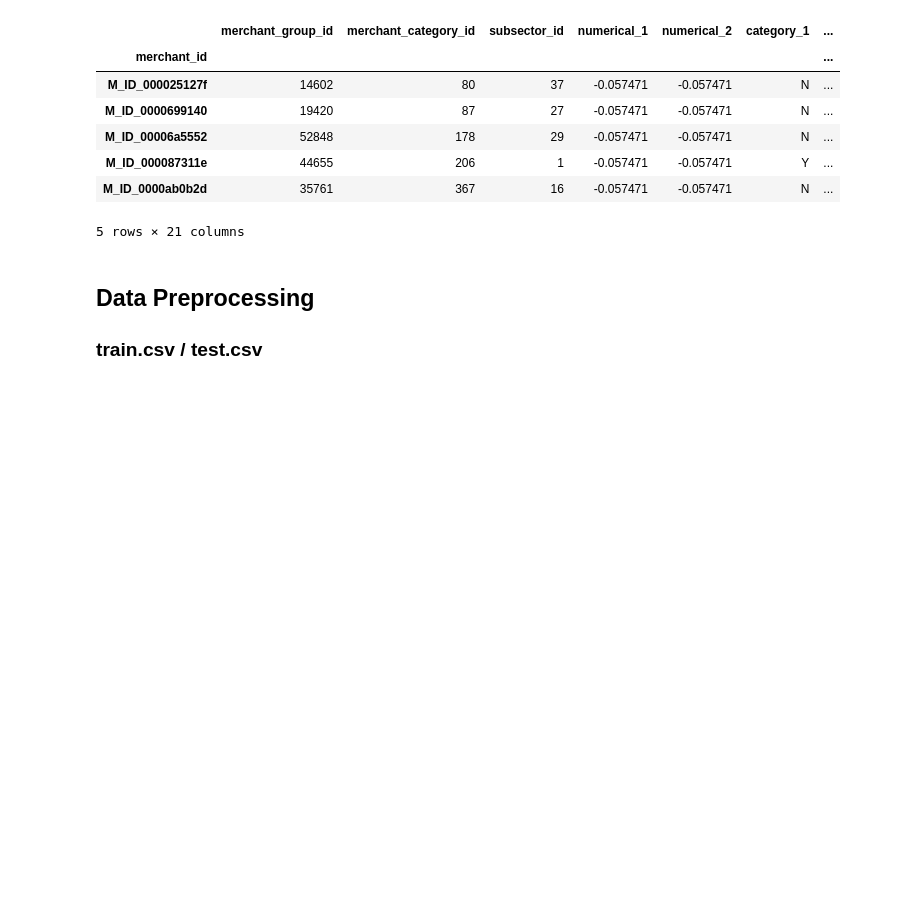
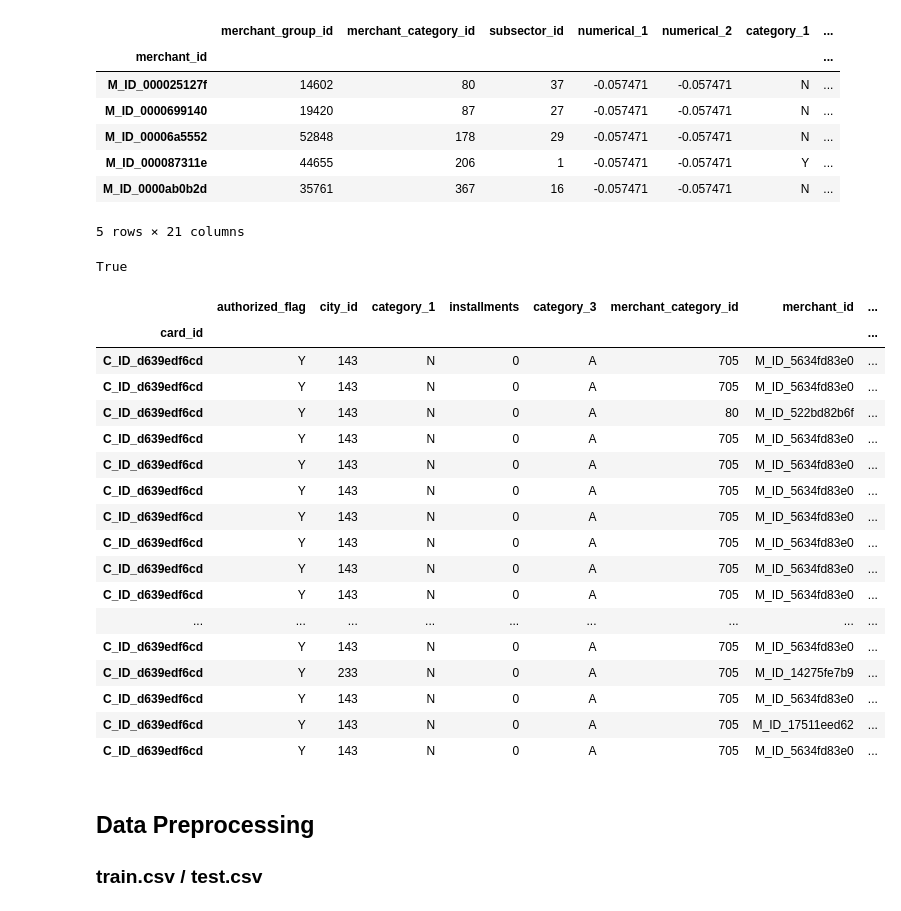
Before and after one commit to douglas125/IntelligentElement, a Jupyter notebook: examples/relationaldb/Apply IntelligentElement to relational data.ipynb, the cells around one changed output. Cells and saved outputs as stored; diff of their text form; code cells hidden in the pictures; blank space fills up the shorter version.

```diff
--- a/examples/relationaldb/Apply IntelligentElement to relational data.ipynb
+++ b/examples/relationaldb/Apply IntelligentElement to relational data.ipynb
@@ -52,8 +51,8 @@ allfiles
  'Data_Dictionary.xlsx',
  'historical_transactions.csv']
 # %%
-train_data = pd.read_csv(zip_data.open('train.csv'), parse_dates=["first_active_month"])
-test_data = pd.read_csv(zip_data.open('test.csv'), parse_dates=["first_active_month"])
+train_data = pd.read_csv(zip_data.open('train.csv'), parse_dates=["first_active_month"]).fillna(0)
+test_data = pd.read_csv(zip_data.open('test.csv'), parse_dates=["first_active_month"]).fillna(0)
 train_data.head()
 # %% [output]
 |  | first_active_month | card_id | feature_1 | feature_2 | feature_3 | target |
@@ -63,7 +62,7 @@ train_data.head()
 | 3 | 2017-09-01 | C_ID_186d6a6901 | 4 | 3 | 0 | 0.142495 |
 | 4 | 2017-11-01 | C_ID_cdbd2c0db2 | 1 | 3 | 0 | -0.159749 |
 # %%
-hist_trans = pd.read_csv(zip_data.open('historical_transactions.csv'), index_col='card_id', parse_dates=["purchase_date"])
+hist_trans = pd.read_csv(zip_data.open('historical_transactions.csv'), index_col='card_id', parse_dates=["purchase_date"]).fillna(0)
 hist_trans = hist_trans.sort_index()
 hist_trans.head()
 # %% [output]
@@ -99,6 +98,31 @@ mercs.head()
 | M_ID_000087311e | 44655 | 206 | 1 | -0.057471 | -0.057471 | Y | ... |
 | M_ID_0000ab0b2d | 35761 | 367 | 16 | -0.057471 | -0.057471 | N | ... |
 5 rows × 21 columns
+# %%
+train_data.loc[1].card_id in hist_trans.index
+# %% [output]
+True
+# %%
+hist_trans.loc[train_data.loc[2].card_id]
+# %% [output]
+|  | authorized_flag | city_id | category_1 | installments | category_3 | merchant_category_id | merchant_id | ... |
+| card_id |  |  |  |  |  |  |  | ... |
+| C_ID_d639edf6cd | Y | 143 | N | 0 | A | 705 | M_ID_5634fd83e0 | ... |
+| C_ID_d639edf6cd | Y | 143 | N | 0 | A | 705 | M_ID_5634fd83e0 | ... |
+| C_ID_d639edf6cd | Y | 143 | N | 0 | A | 80 | M_ID_522bd82b6f | ... |
+| C_ID_d639edf6cd | Y | 143 | N | 0 | A | 705 | M_ID_5634fd83e0 | ... |
+| C_ID_d639edf6cd | Y | 143 | N | 0 | A | 705 | M_ID_5634fd83e0 | ... |
+| C_ID_d639edf6cd | Y | 143 | N | 0 | A | 705 | M_ID_5634fd83e0 | ... |
+| C_ID_d639edf6cd | Y | 143 | N | 0 | A | 705 | M_ID_5634fd83e0 | ... |
+| C_ID_d639edf6cd | Y | 143 | N | 0 | A | 705 | M_ID_5634fd83e0 | ... |
+| C_ID_d639edf6cd | Y | 143 | N | 0 | A | 705 | M_ID_5634fd83e0 | ... |
+| C_ID_d639edf6cd | Y | 143 | N | 0 | A | 705 | M_ID_5634fd83e0 | ... |
+| ... | ... | ... | ... | ... | ... | ... | ... | ... |
+| C_ID_d639edf6cd | Y | 143 | N | 0 | A | 705 | M_ID_5634fd83e0 | ... |
+| C_ID_d639edf6cd | Y | 233 | N | 0 | A | 705 | M_ID_14275fe7b9 | ... |
+| C_ID_d639edf6cd | Y | 143 | N | 0 | A | 705 | M_ID_5634fd83e0 | ... |
+| C_ID_d639edf6cd | Y | 143 | N | 0 | A | 705 | M_ID_17511eed62 | ... |
+| C_ID_d639edf6cd | Y | 143 | N | 0 | A | 705 | M_ID_5634fd83e0 | ... |
 # %% [markdown]
 ## Data Preprocessing
 
```
Also changed, not shown: parts of 23 cells of this notebook, 2 other files.
